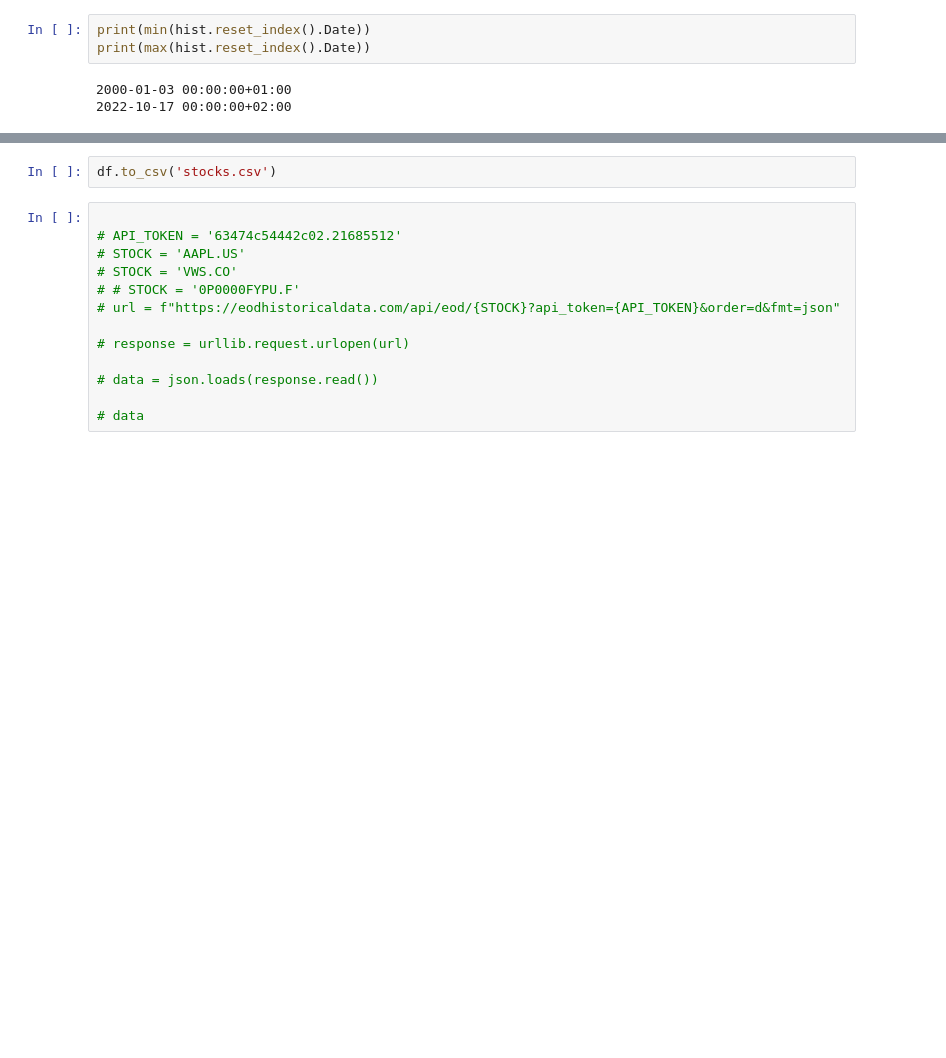
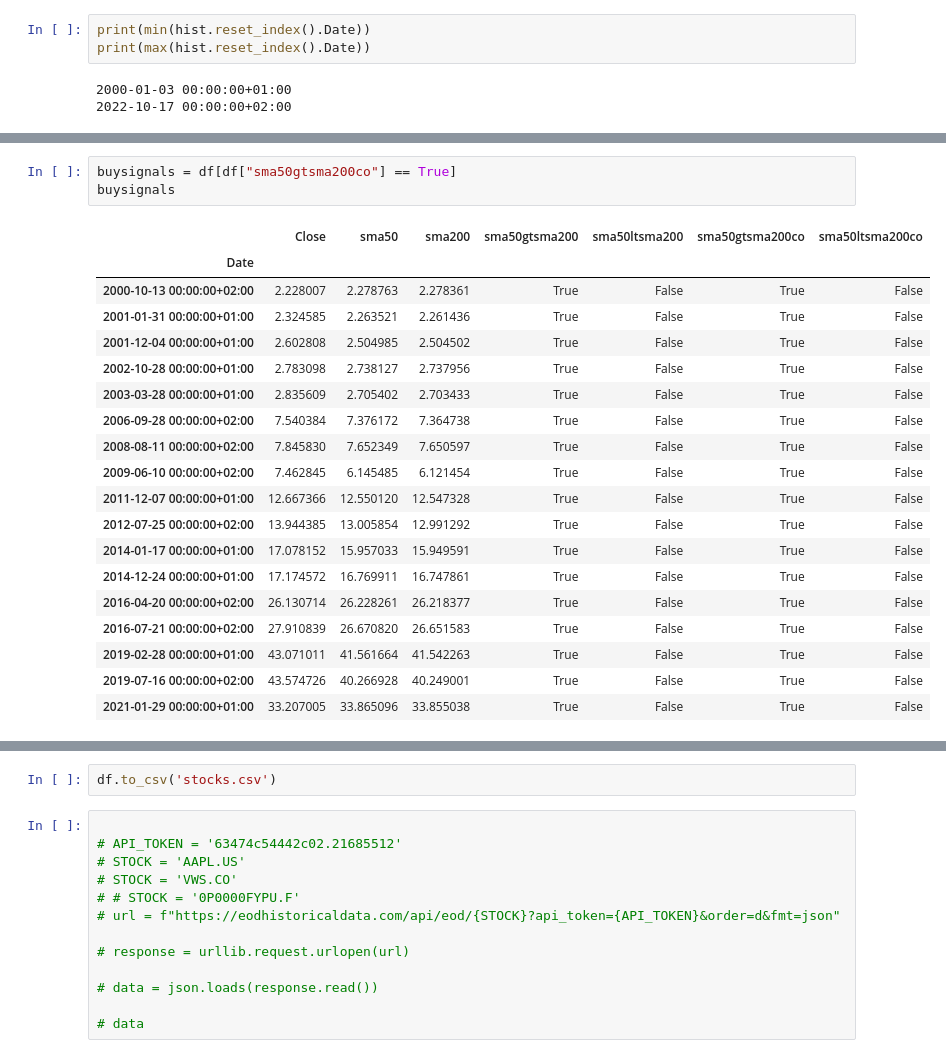
Before and after one commit to raoulbia/trading, a Jupyter notebook: sma200_v1.ipynb, the cells around one changed output, grey strips where cells are left out. Cells and saved outputs as stored; diff of their text form; blank space fills up the shorter version.

```diff
--- a/sma200_v1.ipynb
+++ b/sma200_v1.ipynb
@@ -113,0 +158,23 @@ reliance
+# %%
+buysignals = df[df["sma50gtsma200co"] == True]
+buysignals
+# %% [output]
+|  | Close | sma50 | sma200 | sma50gtsma200 | sma50ltsma200 | sma50gtsma200co | sma50ltsma200co |
+| Date |  |  |  |  |  |  |  |
+| 2000-10-13 00:00:00+02:00 | 2.228007 | 2.278763 | 2.278361 | True | False | True | False |
+| 2001-01-31 00:00:00+01:00 | 2.324585 | 2.263521 | 2.261436 | True | False | True | False |
+| 2001-12-04 00:00:00+01:00 | 2.602808 | 2.504985 | 2.504502 | True | False | True | False |
+| 2002-10-28 00:00:00+01:00 | 2.783098 | 2.738127 | 2.737956 | True | False | True | False |
+| 2003-03-28 00:00:00+01:00 | 2.835609 | 2.705402 | 2.703433 | True | False | True | False |
+| 2006-09-28 00:00:00+02:00 | 7.540384 | 7.376172 | 7.364738 | True | False | True | False |
+| 2008-08-11 00:00:00+02:00 | 7.845830 | 7.652349 | 7.650597 | True | False | True | False |
+| 2009-06-10 00:00:00+02:00 | 7.462845 | 6.145485 | 6.121454 | True | False | True | False |
+| 2011-12-07 00:00:00+01:00 | 12.667366 | 12.550120 | 12.547328 | True | False | True | False |
+| 2012-07-25 00:00:00+02:00 | 13.944385 | 13.005854 | 12.991292 | True | False | True | False |
+| 2014-01-17 00:00:00+01:00 | 17.078152 | 15.957033 | 15.949591 | True | False | True | False |
+| 2014-12-24 00:00:00+01:00 | 17.174572 | 16.769911 | 16.747861 | True | False | True | False |
+| 2016-04-20 00:00:00+02:00 | 26.130714 | 26.228261 | 26.218377 | True | False | True | False |
+| 2016-07-21 00:00:00+02:00 | 27.910839 | 26.670820 | 26.651583 | True | False | True | False |
+| 2019-02-28 00:00:00+01:00 | 43.071011 | 41.561664 | 41.542263 | True | False | True | False |
+| 2019-07-16 00:00:00+02:00 | 43.574726 | 40.266928 | 40.249001 | True | False | True | False |
+| 2021-01-29 00:00:00+01:00 | 33.207005 | 33.865096 | 33.855038 | True | False | True | False |
```
Also changed, not shown: parts of 9 cells of this notebook.
